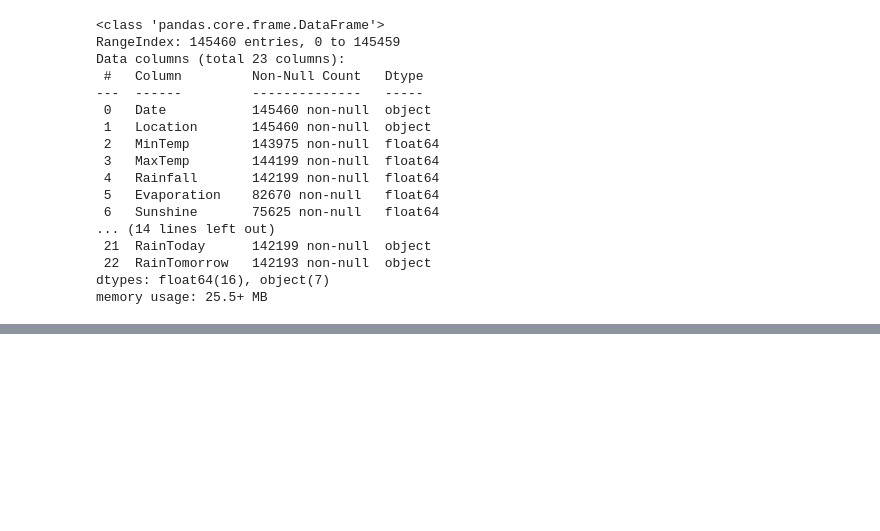
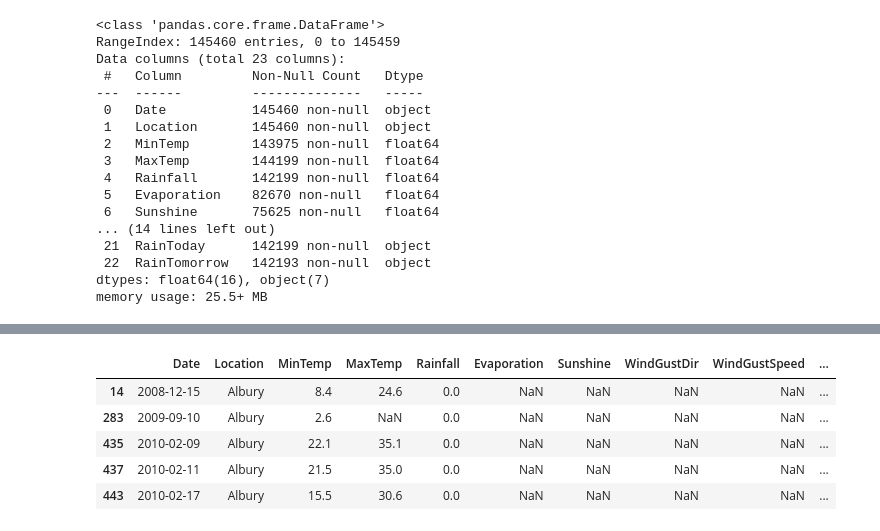
Before and after one commit to medzz123/intro-ai-coursework, a Jupyter notebook: coursework.ipynb, the cells around one changed output, grey strips where cells are left out. Saved outputs shown, nothing was run; the diff lists cells and outputs as text; code cells hidden in the pictures; blank space fills up the shorter version.

```diff
--- a/coursework.ipynb
+++ b/coursework.ipynb
@@ -53,0 +75,11 @@ memory usage: 25.5+ MB
+# %%
+# Target values which are missing
+df_missing_rain_tomorrow = df[df['RainTomorrow'].isna()]
+df_missing_rain_tomorrow.head()
+# %% [output]
+|  | Date | Location | MinTemp | MaxTemp | Rainfall | Evaporation | Sunshine | WindGustDir | WindGustSpeed | ... |
+| 14 | 2008-12-15 | Albury | 8.4 | 24.6 | 0.0 | NaN | NaN | NaN | NaN | ... |
+| 283 | 2009-09-10 | Albury | 2.6 | NaN | 0.0 | NaN | NaN | NaN | NaN | ... |
+| 435 | 2010-02-09 | Albury | 22.1 | 35.1 | 0.0 | NaN | NaN | NaN | NaN | ... |
+| 437 | 2010-02-11 | Albury | 21.5 | 35.0 | 0.0 | NaN | NaN | NaN | NaN | ... |
+| 443 | 2010-02-17 | Albury | 15.5 | 30.6 | 0.0 | NaN | NaN | NaN | NaN | ... |
```
Also changed, not shown: parts of 9 cells of this notebook.
